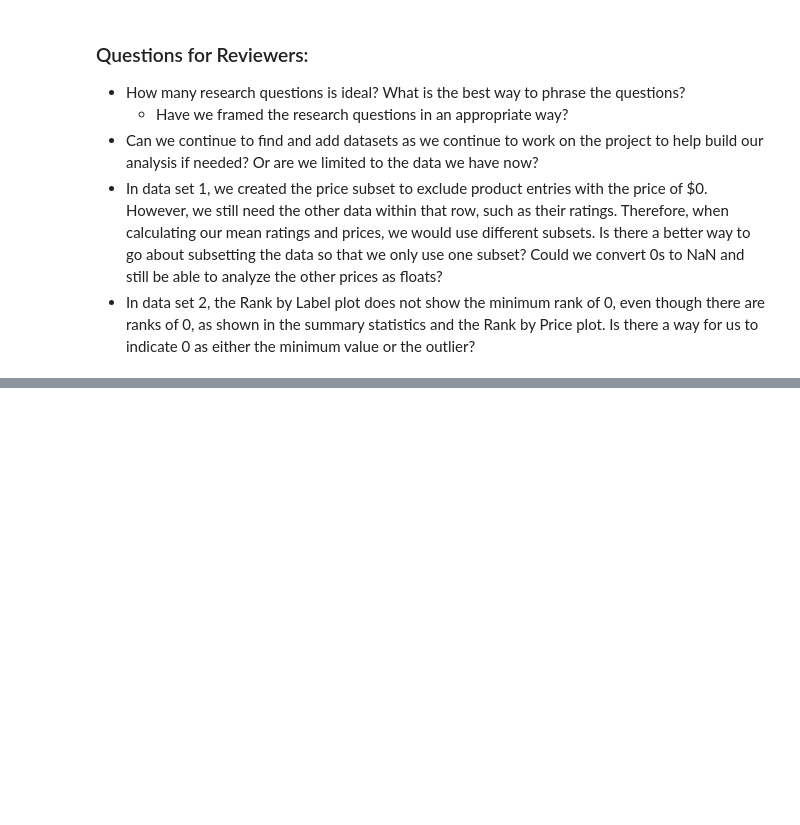
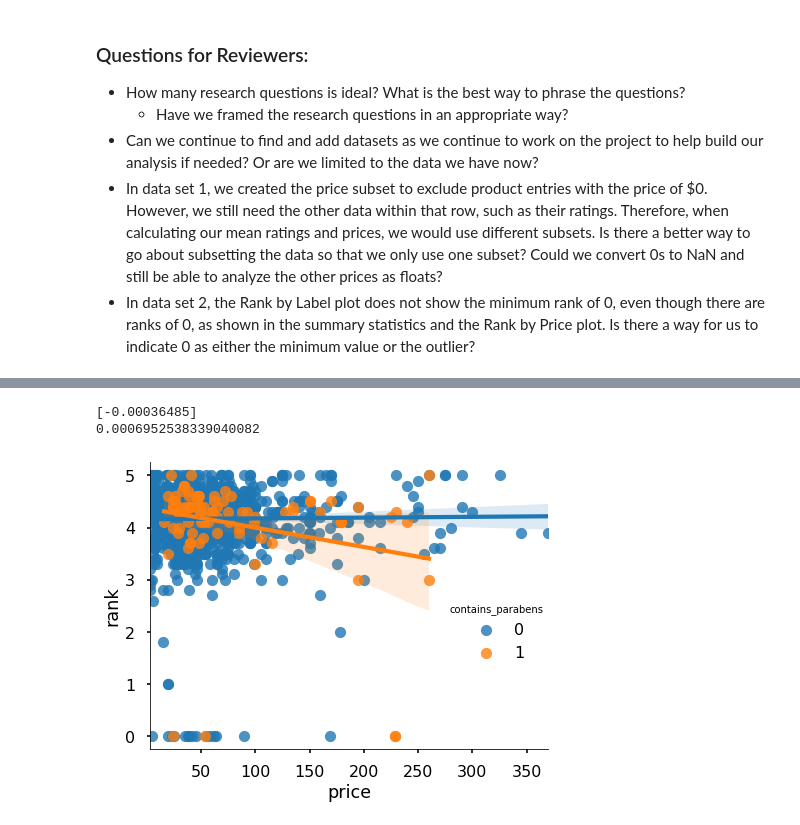
Before and after one commit to elitagao/info2950, a Jupyter notebook: INFO2950 Project_Laurens_update.ipynb, the cells around one changed output, grey strips where cells are left out. Drawn from its saved outputs; the diff is of its cells as text; code cells hidden in the pictures; blank space fills up the shorter version.

```diff
--- a/INFO2950 Project_Laurens_update.ipynb
+++ b/INFO2950 Project_Laurens_update.ipynb
@@ -672,0 +714,12 @@ plt.show()
+# %%
+sns.lmplot(x='price', y='rank', data=skin, hue='contains_parabens')
+model2 = LinearRegression()
+model2.fit(skin[['price']],skin['rank'])
+print(model2.coef_)
+score=model2.score(skin[['price']], skin['rank'])
+print(score)
+plt.tight_layout()
+# %% [output]
+[-0.00036485]
+0.0006952538339040082
+[figure, added]
```
Also changed, not shown: parts of 35 cells of this notebook.
